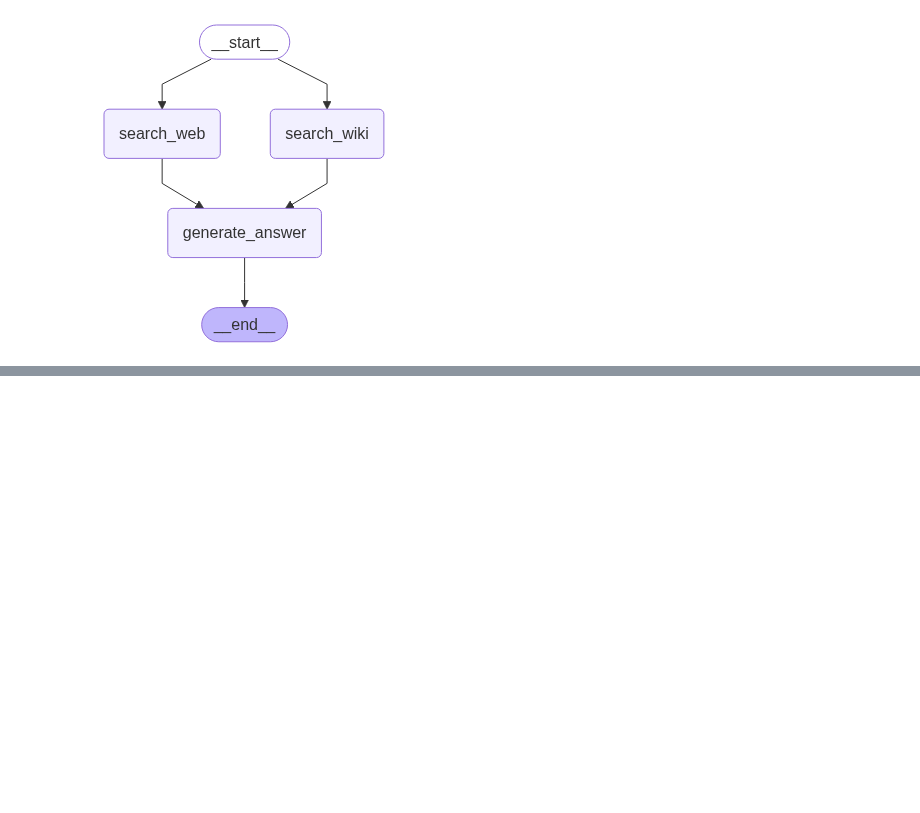
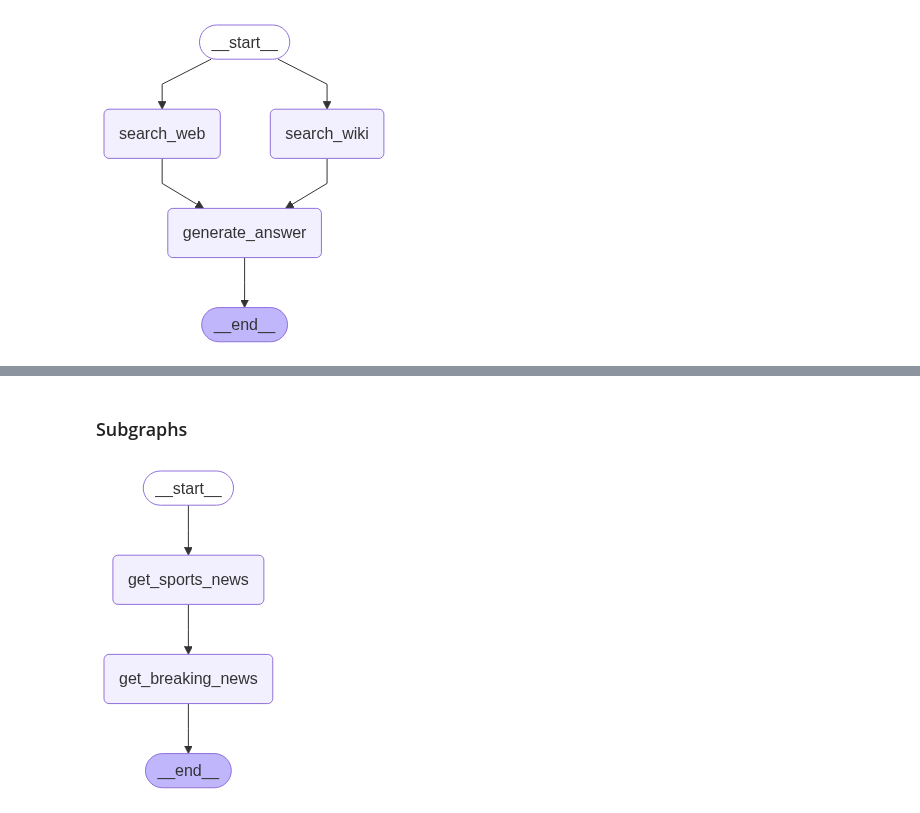
Before and after one commit to balaji-senthil/langgraph, a Jupyter notebook: cookbook/research-agent/controllability-concepts.ipynb, the cells around one changed output, grey strips where cells are left out. Cells and saved outputs as stored; diff of their text form; code cells hidden in the pictures; blank space fills up the shorter version.

Commit message:
adding subgraphs

```diff
--- a/cookbook/research-agent/controllability-concepts.ipynb
+++ b/cookbook/research-agent/controllability-concepts.ipynb
@@ -314,0 +316,64 @@ As of July 2025, OpenAI has released and updated several models:
+# %% [markdown]
+### Subgraphs
+# %%
+from typing import TypedDict
+from datetime import datetime
+
+class News(TypedDict):
+    field: str
+    reports: list[str]
+    is_breaking: bool
+# %%
+# Graph1: Sports News
+
+# state
+class SportsNewsState(TypedDict):
+    news: list[News]
+    air_date: datetime
+
+# nodes
+def get_latest_sports_news_node(state: SportsNewsState) -> SportsNewsState:
+    state['news'] = [
+        {
+        'field': 'cricket',
+        'reports': ['IND vs ENG 🏏...', '🏏 Test 3, day 3...'],
+        'is_breaking': True
+        },
+        {
+        'field': 'football',
+        'reports': ['🏈 some news...', '⚽️...'],
+        'is_breaking': False
+        }
+    ]
+    state['air_date'] = datetime.now()
+    return state
+
+
+def get_breaking_news_node(state: SportsNewsState) -> SportsNewsState:
+    breaking_news: list[News] = []
+    print('--Get Breaking News--')
+    print(f'All Sports News: {state["news"]}')
+    for _ in state['news']:
+        if _['is_breaking']:
+            breaking_news.append(_)
+    print(f"Sports Breaking news: {breaking_news}")
+    state['news'] = breaking_news
+    return state
+
+
+# graph
+s_builder = StateGraph(SportsNewsState)
+
+
+s_builder.add_node("get_sports_news", get_latest_sports_news_node)
+s_builder.add_node("get_breaking_news", get_breaking_news_node)
+
+
+s_builder.add_edge(START, "get_sports_news")
+s_builder.add_edge("get_sports_news", "get_breaking_news")
+s_builder.add_edge("get_breaking_news", END)
+graph = s_builder.compile()
+
+display(Image(graph.get_graph().draw_mermaid_png()))
+# %% [output]
+[figure, added]
```
Also changed, not shown: parts of 13 cells of this notebook.
